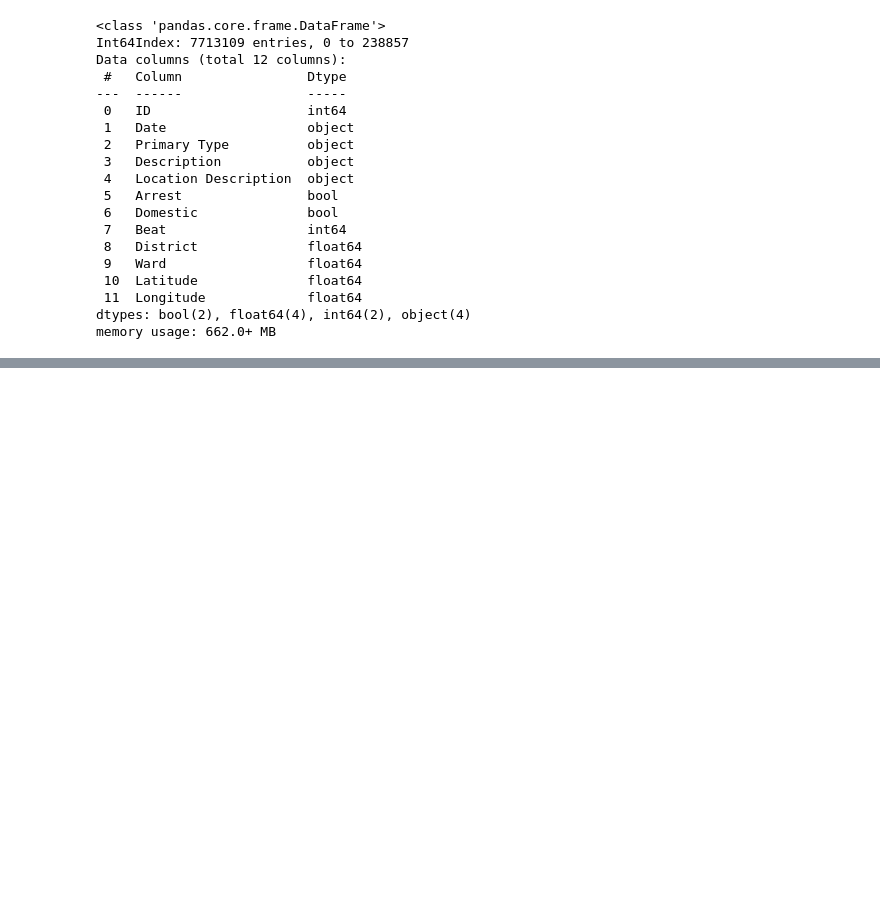
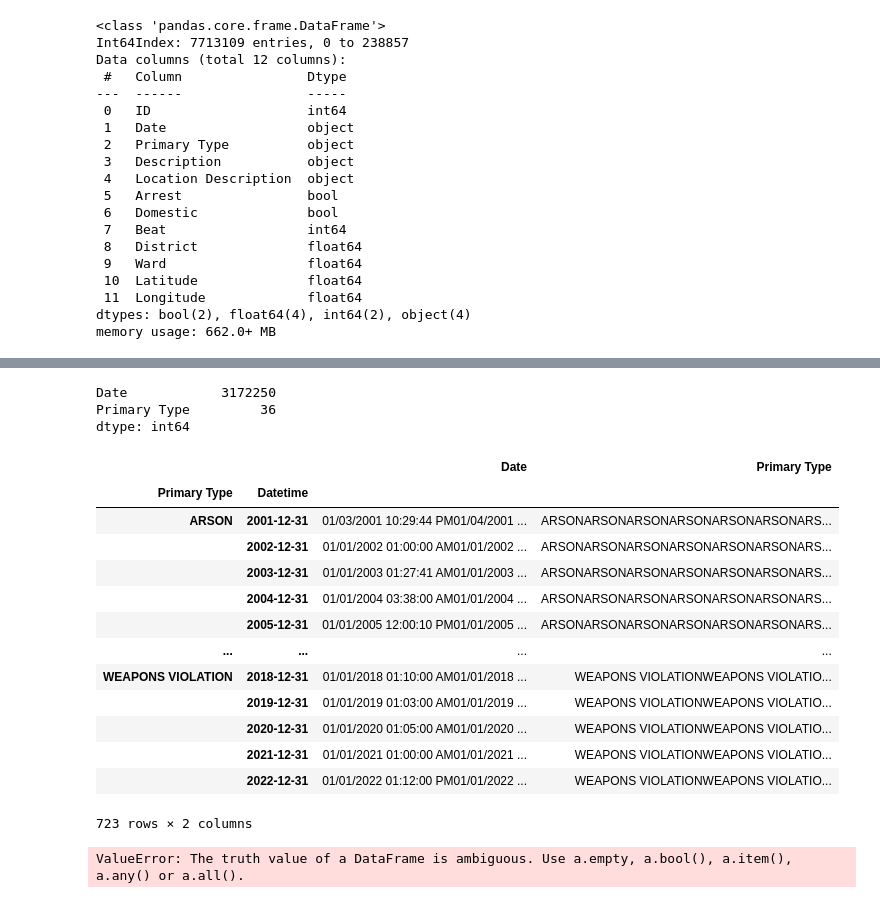
Before and after one commit to SeeBee8/Chicago-Crimes, a Jupyter notebook: Part1_Project3.ipynb, the cells around one changed output, grey strips where cells are left out. Saved outputs shown, nothing was run; the diff lists cells and outputs as text; code cells hidden in the pictures; blank space fills up the shorter version.

```diff
--- a/Part1_Project3.ipynb
+++ b/Part1_Project3.ipynb
@@ -178,0 +257,5 @@ Taken from: data.cityofchicago.org/Public-Safety/Crimes-2001-to-Present/
+# %%
+#Drop columns not used in this analysis
+drop_cols = ['ID', 'Description', 'Location Description', 'Domestic', 'Arrest', 'Beat','Latitude', 'Longitude', 'District', 'Ward']
+crimes = df.drop(columns=drop_cols)
+crimes.info()
@@ -178,0 +272,43 @@ Taken from: data.cityofchicago.org/Public-Safety/Crimes-2001-to-Present/
+# %%
+crimes.nunique()
+# %% [output]
+Date            3172250
+Primary Type         36
+dtype: int64
+# %%
+#Set format for datetime and change dtype
+date_format = "%m/%d/%Y %H:%M:%S %p"
+
+crimes['Datetime'] = pd.to_datetime(df['Date'], format=date_format)
+crimes = crimes.sort_values('Datetime')
+# %%
+crimes_si= crimes.set_index('Datetime')
+# %%
+#Inspect the value_counts for differnt types of crimes
+ccounts= crimes_si.groupby('Primary Type').resample('Y').sum(numeric_only=False)
+ccounts
+# %% [output]
+|  |  | Date | Primary Type |
+| Primary Type | Datetime |  |  |
+| ARSON | 2001-12-31 | 01/03/2001 10:29:44 PM01/04/2001 ... | ARSONARSONARSONARSONARSONARSONARS... |
+|  | 2002-12-31 | 01/01/2002 01:00:00 AM01/01/2002 ... | ARSONARSONARSONARSONARSONARSONARS... |
+|  | 2003-12-31 | 01/01/2003 01:27:41 AM01/01/2003 ... | ARSONARSONARSONARSONARSONARSONARS... |
+|  | 2004-12-31 | 01/01/2004 03:38:00 AM01/01/2004 ... | ARSONARSONARSONARSONARSONARSONARS... |
+|  | 2005-12-31 | 01/01/2005 12:00:10 PM01/01/2005 ... | ARSONARSONARSONARSONARSONARSONARS... |
+| ... | ... | ... | ... |
+| WEAPONS VIOLATION | 2018-12-31 | 01/01/2018 01:10:00 AM01/01/2018 ... | WEAPONS VIOLATIONWEAPONS VIOLATIO... |
+|  | 2019-12-31 | 01/01/2019 01:03:00 AM01/01/2019 ... | WEAPONS VIOLATIONWEAPONS VIOLATIO... |
+|  | 2020-12-31 | 01/01/2020 01:05:00 AM01/01/2020 ... | WEAPONS VIOLATIONWEAPONS VIOLATIO... |
+|  | 2021-12-31 | 01/01/2021 01:00:00 AM01/01/2021 ... | WEAPONS VIOLATIONWEAPONS VIOLATIO... |
+|  | 2022-12-31 | 01/01/2022 01:12:00 PM01/01/2022 ... | WEAPONS VIOLATIONWEAPONS VIOLATIO... |
+723 rows × 2 columns
+# %%
+##Create a visualization ofcrime data
+x=['Years']
+y=['Primary Type']
+ccounts.plot(ccounts, x, y,kind='barh', stacked=True)
+plt.title('Total Number of Crimes per Year')
+plt.xlabel('Number of Crimes')
+plt.ylabel('Years');
+# %% [output]
+ValueError: The truth value of a DataFrame is ambiguous. Use a.empty, a.bool(), a.item(), a.any() or a.all().
```
Also changed, not shown: parts of 27 cells of this notebook.
